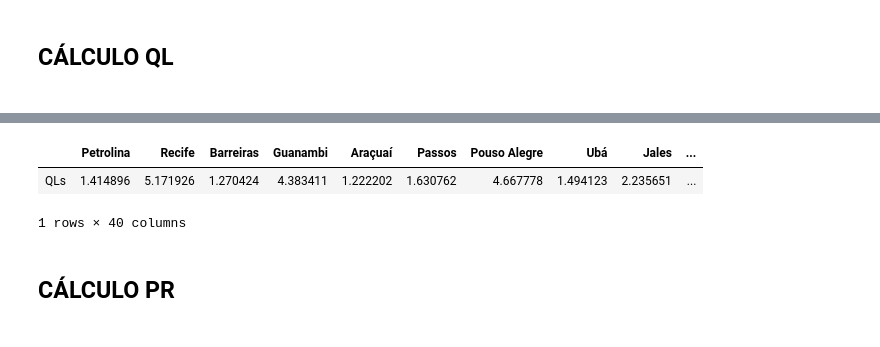
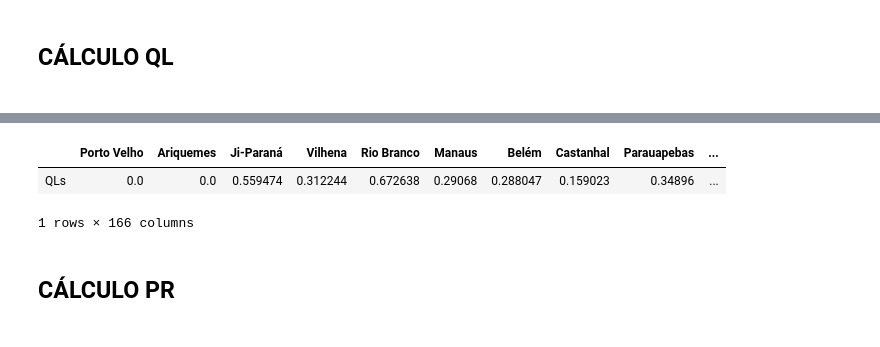
Before and after one commit to Joaosantos3/PCA-Analise-de-Componentes-Principais, a Jupyter notebook: Microrregião-PCA-.ipynb, the cells around one changed output, grey strips where cells are left out. Drawn from its saved outputs; the diff is of its cells as text; code cells hidden in the pictures.

```diff
--- a/Microrregião-PCA-.ipynb
+++ b/Microrregião-PCA-.ipynb
@@ -207,14 +207,14 @@ sns.heatmap(dataquoc>1,cbar=False) #Tentar visualizar se existem Microrregioes c
 # %%
 
-dataquoc=dataquoc[dataquoc['QLs']>1]
+#dataquoc=dataquoc[dataquoc['QLs']>1]
 dataquoc.T
 #QLS >1:
 backupquoc=dataquoc
 dataquoc.T
 # %% [output]
-|  | Petrolina | Recife | Barreiras | Guanambi | Araçuaí | Passos | Pouso Alegre | Ubá | Jales | ... |
-| QLs | 1.414896 | 5.171926 | 1.270424 | 4.383411 | 1.222202 | 1.630762 | 4.667778 | 1.494123 | 2.235651 | ... |
+|  | Porto Velho | Ariquemes | Ji-Paraná | Vilhena | Rio Branco | Manaus | Belém | Castanhal | Parauapebas | ... |
+| QLs | 0.0 | 0.0 | 0.559474 | 0.312244 | 0.672638 | 0.29068 | 0.288047 | 0.159023 | 0.34896 | ... |
-1 rows × 40 columns
+1 rows × 166 columns
 # %% [markdown]
 <h2>CÁLCULO PR<h2>
 # %%
```
Also changed, not shown: parts of 16 cells of this notebook.
